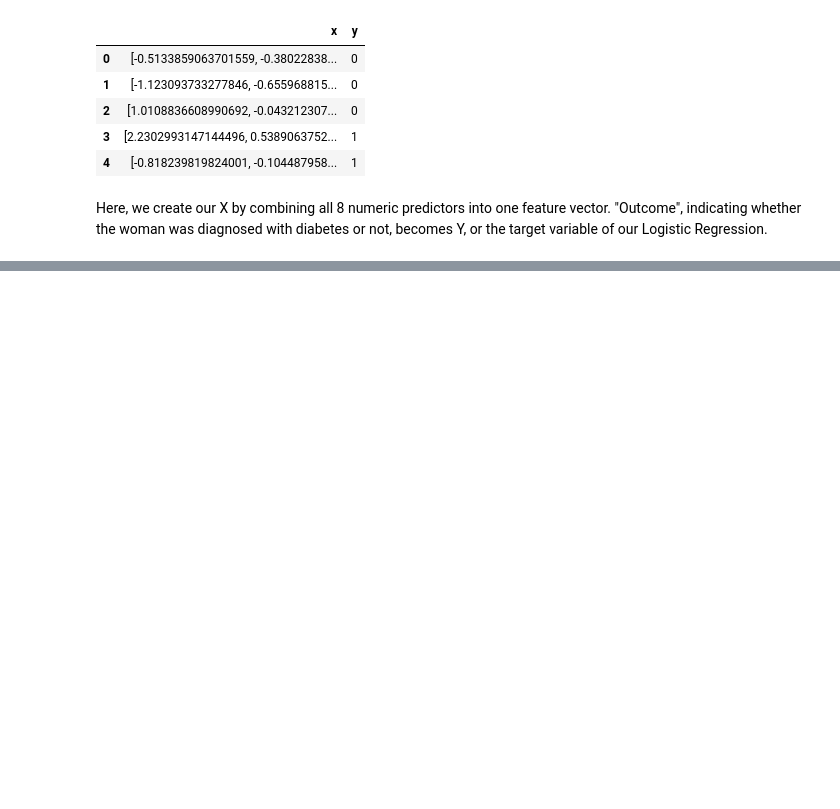
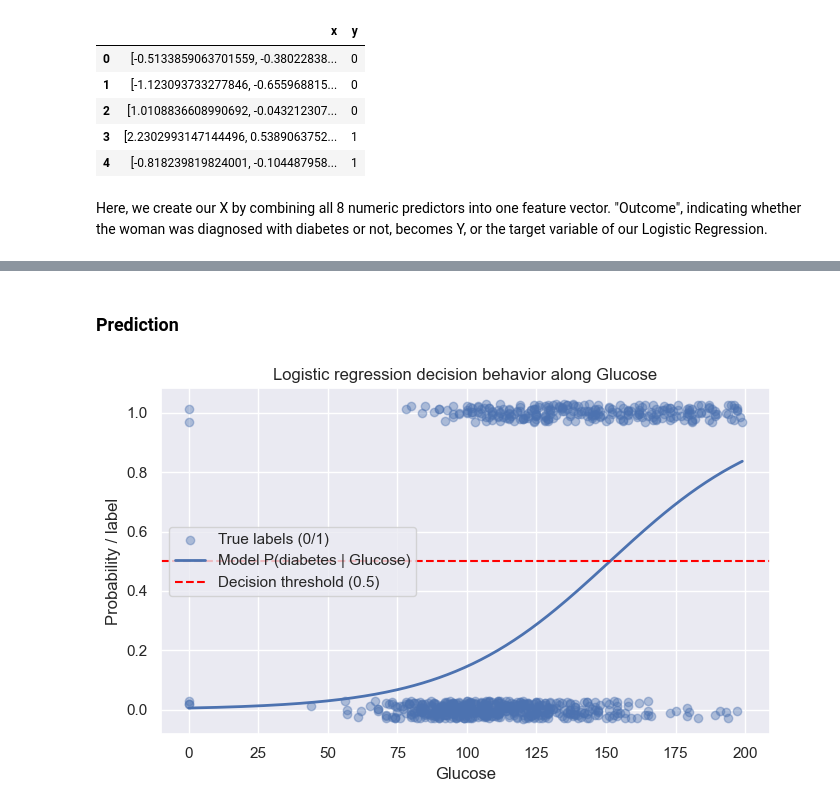
Before and after one commit to jonathanwoo17/INDE-577-F25, a Jupyter notebook: examples/supervised_learning/logistic_regression/logistic_regression.ipynb, the cells around one changed output, grey strips where cells are left out. Saved outputs shown, nothing was run; the diff lists cells and outputs as text; code cells hidden in the pictures; blank space fills up the shorter version.

```diff
--- a/examples/supervised_learning/logistic_regression/logistic_regression.ipynb
+++ b/examples/supervised_learning/logistic_regression/logistic_regression.ipynb
@@ -151,0 +236,64 @@ NameError: name 'make_xy_dataframe' is not defined
+# %% [markdown]
+### Prediction
+# %%
+# Visualizing how the logistic regression model makes decisions along "Glucose"
+
+# 1. Predicted probabilities for all patients (using standardized features)
+X_std_all = standardize_transform(X, mean_train, std_train)
+df_all = make_xy_dataframe(X_std_all, y, vector_col="x", label_col="y")
+probs_all = log_reg.predict_proba(df_all)
+
+plot_df = diabetes.copy()
+plot_df["proba"] = probs_all
+
+# 2. Build a smooth probability curve as a function of Glucose
+feature_idx = feature_cols.index("Glucose")
+
+glucose_grid = np.linspace(
+    diabetes["Glucose"].min(),
+    diabetes["Glucose"].max(),
+    200
+)
+
+# Start from an "average" patient in raw feature space
+X_grid = np.tile(mean_train, (len(glucose_grid), 1))   # all features at their train means
+X_grid[:, feature_idx] = glucose_grid                  # vary only Glucose
+
+# Standardize using the same mean/std as training
+X_grid_std = standardize_transform(X_grid, mean_train, std_train)
+
+dummy_y = np.zeros(len(glucose_grid), dtype=int)
+df_grid = make_xy_dataframe(X_grid_std, dummy_y, vector_col="x", label_col="y")
+probs_grid = log_reg.predict_proba(df_grid)
+
+# 3. Plot: data points (Glucose vs true Outcome) + model probability curve
+plt.figure(figsize=(7, 4.5))
+
+# Jitter the true 0/1 labels slightly so points don't sit exactly on top of each other
+jitter = np.random.uniform(-0.03, 0.03, size=len(plot_df))
+plt.scatter(
+    plot_df["Glucose"],
+    plot_df["Outcome"] + jitter,
+    alpha=0.4,
+    label="True labels (0/1)",
+)
+
+# Model's smooth probability as a function of Glucose
+plt.plot(
+    glucose_grid,
+    probs_grid,
+    linewidth=2,
+    label="Model P(diabetes | Glucose)",
+)
+
+# Decision threshold at 0.5
+plt.axhline(0.5, linestyle="--", color="red", label="Decision threshold (0.5)")
+
+plt.xlabel("Glucose")
+plt.ylabel("Probability / label")
+plt.title("Logistic regression decision behavior along Glucose")
+plt.legend()
+plt.tight_layout()
+plt.show()
+# %% [output]
+[figure, added]
```
Also changed, not shown: parts of 15 cells of this notebook.
